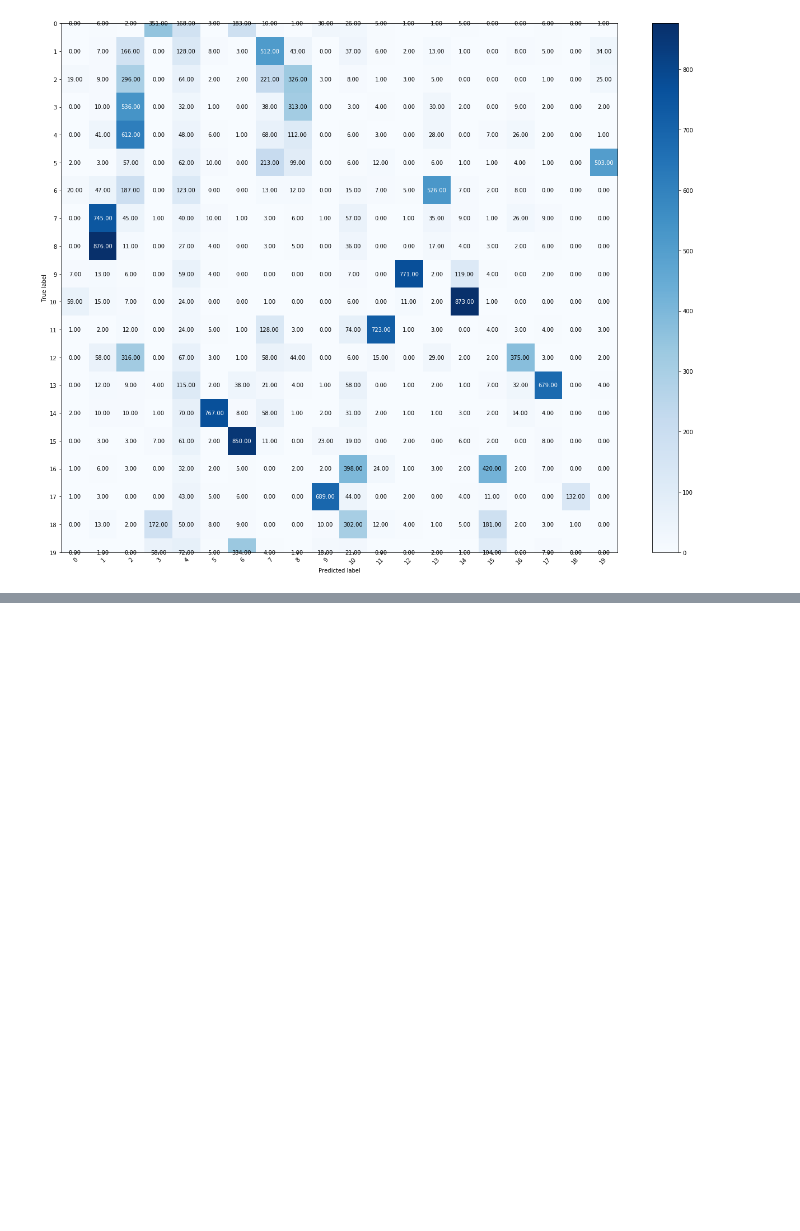
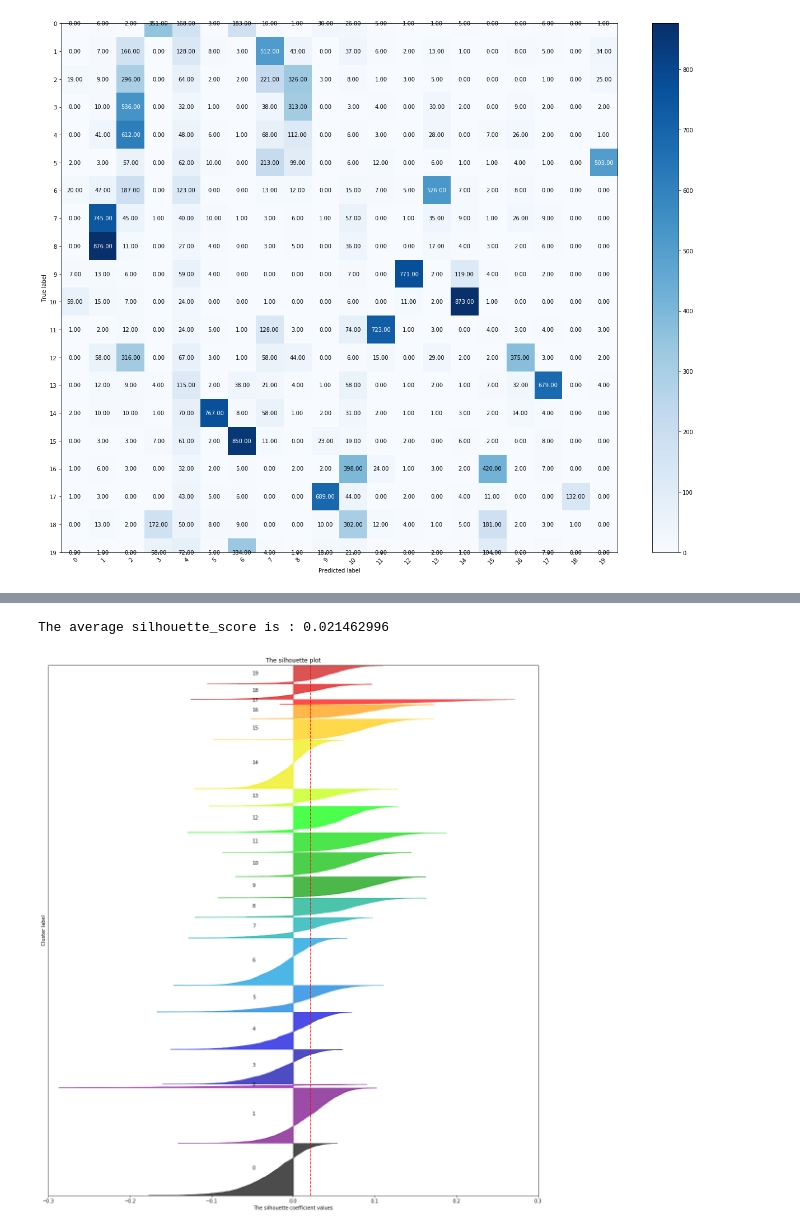
Before and after one commit to Goopard/DS-Homeworks, a Jupyter notebook: HW6.ipynb, the cells around one changed output, grey strips where cells are left out. Saved outputs shown, nothing was run; the diff lists cells and outputs as text; code cells hidden in the pictures; blank space fills up the shorter version.

```diff
--- a/HW6.ipynb
+++ b/HW6.ipynb
@@ -512,0 +578,5 @@ plot_contingency_matrix(all_documents['group'], all_documents['cluster'])
+# %%
+s_plot(documents, all_documents['cluster'])
+# %% [output]
+The average silhouette_score is : 0.021462996
+[figure, added]
```
Also changed, not shown: parts of 11 cells of this notebook.
